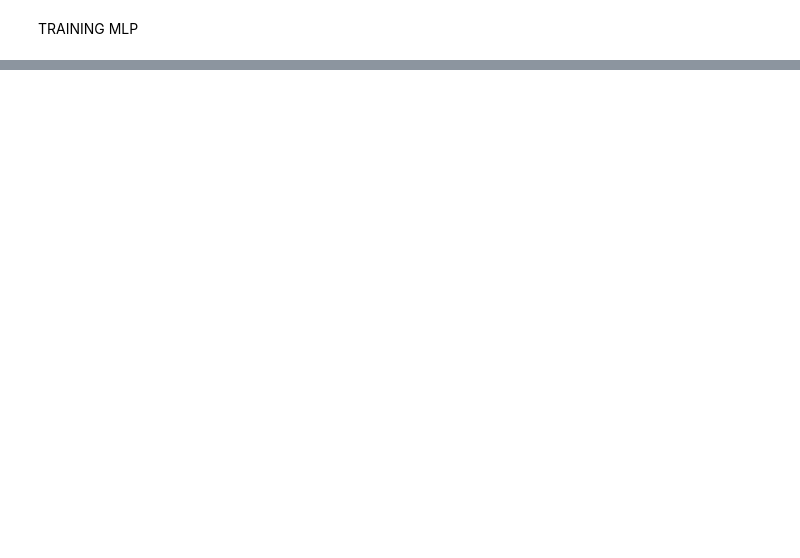
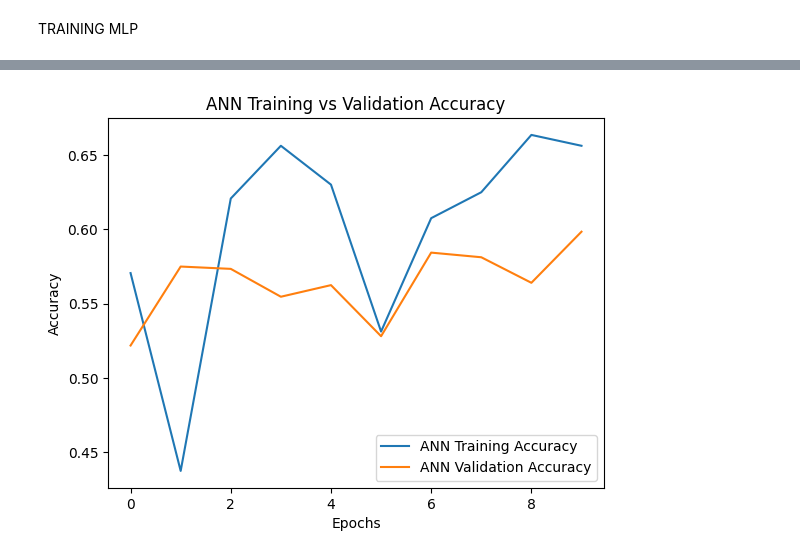
Before and after one commit to NikhitapHegde/final_year_project, a Jupyter notebook: brainnn_tumor_accuracies.ipynb, the cells around one changed output, grey strips where cells are left out. Drawn from its saved outputs; the diff is of its cells as text; code cells hidden in the pictures; blank space fills up the shorter version.

```diff
--- a/brainnn_tumor_accuracies.ipynb
+++ b/brainnn_tumor_accuracies.ipynb
@@ -659,0 +517,10 @@ Generated 1500 images and saved them in /extracted_files/no/.
+# %%
+plt.plot(ann_history.history['accuracy'], label='ANN Training Accuracy')
+plt.plot(ann_history.history['val_accuracy'], label='ANN Validation Accuracy')
+plt.xlabel('Epochs')
+plt.ylabel('Accuracy')
+plt.legend()
+plt.title('ANN Training vs Validation Accuracy')
+plt.show()
+# %% [output]
+[figure, added]
```
Also changed, not shown: parts of 22 cells of this notebook.
